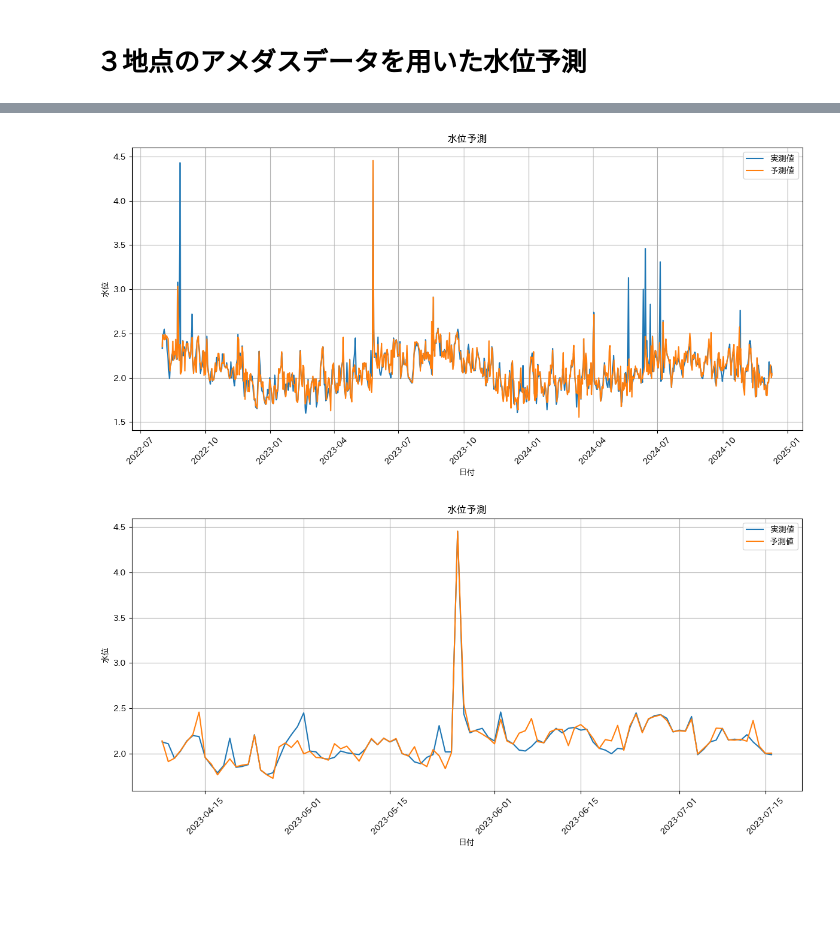
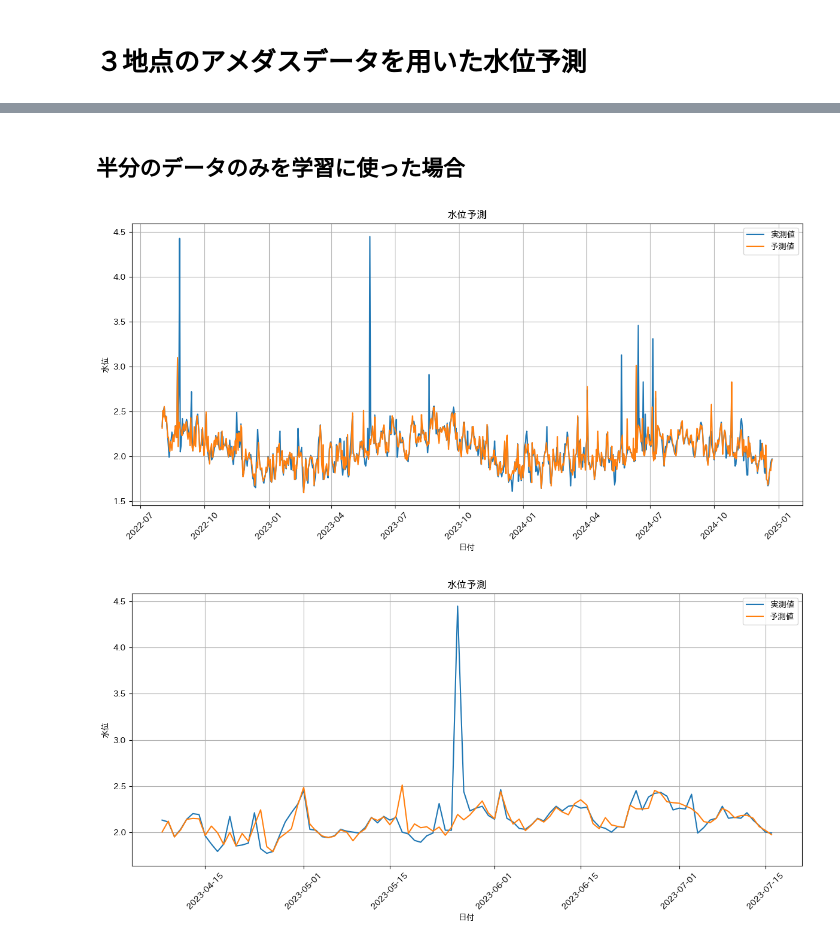
Before and after one commit to aquapathos/weatherforecast, a Jupyter notebook: アメダス情報による河川水位の予測.ipynb, the cells around one changed output, grey strips where cells are left out. Saved outputs shown, nothing was run; the diff lists cells and outputs as text; code cells hidden in the pictures; blank space fills up the shorter version.

```diff
--- a/アメダス情報による河川水位の予測.ipynb
+++ b/アメダス情報による河川水位の予測.ipynb
@@ -927,7 +1112,7 @@ lstm_model_all = lstm_train(lstm_model_all, lstm_dataloaders_dict_all, criterion
 # %%
 # 上のプログラムで学習済みの net で全データの期間について水位予測し、実データと重ねてグラフを描く
 
-def lstm_show(net, frm, to): #, loadfile='best_model.pth'):
+def lstm_show(net, xdata, frm, to): #, loadfile='best_model.pth'):
 
     # Use the entire dataset for prediction
     device = torch.device("cuda" if torch.cuda.is_available() else "cpu")
@@ -936,7 +1121,7 @@ def lstm_show(net, frm, to): #, loadfile='best_model.pth'):
 
     # 全期間にわたって、説明変数ｘから水位を予測→ y_pred
     with torch.no_grad():
-      y_pred = net(X_train.to(device))
+      y_pred = net(xdata.to(device))
 
     predicted_water_levels = y_pred.cpu().numpy().flatten()
     predicted_water_levels = scalerY.inverse_transform(predicted_water_levels.reshape(-1, 1))
@@ -960,5 +1145,5 @@ def lstm_show(net, frm, to): #, loadfile='best_model.pth'):
     plt.tight_layout()
     plt.show()
 
-lstm_show(net=lstm_model_all, frm=0,to=-1)
+lstm_show(net=lstm_model_all,xdata=X_train, frm=0,to=-1)
 # %% [output]
@@ -995,8 +1182,8 @@ import numpy as np
 span = 7
 merge3_df = integrate(['堺','河内長野','大阪'],'戎橋')
 numpy_data3 = merge3_df.to_numpy() # データフレームをnumpy arrayに変換
-dataXwithSuii3 = numpy_data[:,1:] # 説明変数　すべて
-dataY = numpy_data[:,-1].reshape(-1,1) # 目的変数 水位
+dataXwithSuii3 = numpy_data3[:,1:] # 説明変数　すべて
+dataY = numpy_data3[:,-1].reshape(-1,1) # 目的変数 水位
 scalerXwithSuii3 = StandardScaler() # 説明変数の標準化器の準備
 scalerXwithSuii3.fit(dataXwithSuii3) # 説明変数の平均と分散を計算
 scalerY = StandardScaler() # 目的変数の標準化の準備
@@ -1007,5 +1194,5 @@ sdataY = scalerY.transform(dataY) # 目的変数を標準化
 ydata = np.array(ydata).reshape(-1,1)
 sdataXwithSuii3.shape, ydata.shape
 # ーーーーー
-# ((871, 6), (864, 1))　　2024年12月18日時点
+# ((884, 18), (877, 1))　　2025年1月時点
 # %% [output]
@@ -1015,17 +1202,19 @@ import torch
 import torch.nn as nn
 import numpy as np
 
+# データの読み込みと準備
+data = sdataXwithSuii3 # 標準化後のアメダス（堺,大阪，河内長野）＋水位データ
+
 # ハイパーパラメータ設定
-input_size3 = sdataXwithSuii3.shape[1]
-sequence_length = 7
-hidden_size = 50
-output_size = 1
-num_layers = 2
-num_epoch = 100
-learning_rate = 0.01
+input_size = data.shape[1] #
+sequence_length = 7 # 考慮すべきシーケンスの長さ
+hidden_size = 50 # 隠れ層のノード数
+output_size = 1 # 出力層のノード数
+num_layers = 2 # 中間層の数
+num_epoch = 100 # エポック数
+learning_rate = 0.01 # 学習率
 
 # データの読み込みと準備
-data = sdataXwithSuii3 # 標準化後のアメダス＋水位データ
 X = []
 y = []
 for i in range(len(data) - sequence_length):
@@ -1053,4 +1242,4 @@ lstm_val_loader3 = torch.utils.data.DataLoader(lstm_val3, batch_size)
 # lstm_test_loader3 = torch.utils.data.DataLoader(lstm_test3, batch_size)
 # 辞書型変数にまとめる(trainとvalをまとめて出す)
 lstm_dataloaders_dict_all3 = {"train": lstm_allloader3 }
-lstm_dataloaders_dict3 = {"train": lstm_train_loader3, "val": lstm_val_loader}
+lstm_dataloaders_dict3 = {"train": lstm_train_loader3, "val": lstm_val_loader3}
@@ -1069,6 +1264,8 @@ lstm_show(net=lstm_model_all3, frm=0,to=-1)
+# %% [markdown]
+## 半分のデータのみを学習に使った場合
 # %%
 # モデルの初期化とトレーニング
-lstm_model3 = LSTMModel(input_size3, hidden_size, output_size, num_layers)
+lstm_model3 = LSTMModel(input_size, hidden_size, output_size, num_layers)
 criterion3 = nn.MSELoss()
 optimizer3 = torch.optim.Adam(lstm_model3.parameters(), lr=learning_rate)
 
@@ -1076,11 +1273,11 @@ optimizer3 = torch.optim.Adam(lstm_model3.parameters(), lr=learning_rate)
 num_epoch = 100
 lstm_model3 = lstm_train(lstm_model3, lstm_dataloaders_dict3, criterion3, optimizer3, num_epoch)
 # %%
-lstm_show(net=lstm_model3, frm=0,to=-1)
+lstm_show(net=lstm_model3, xdata=X_train3,frm=0,to=-1)
 # %% [output]
-[figure, old version]
+[figure, new version]
 # %%
-lstm_show(net=lstm_model3, frm=250,to=350)
+lstm_show(net=lstm_model3,xdata=X_train3, frm=250,to=350)
 # %% [output]
-[figure, old version]
+[figure, new version]
 # %%
```
Also changed, not shown: parts of 62 cells of this notebook.
